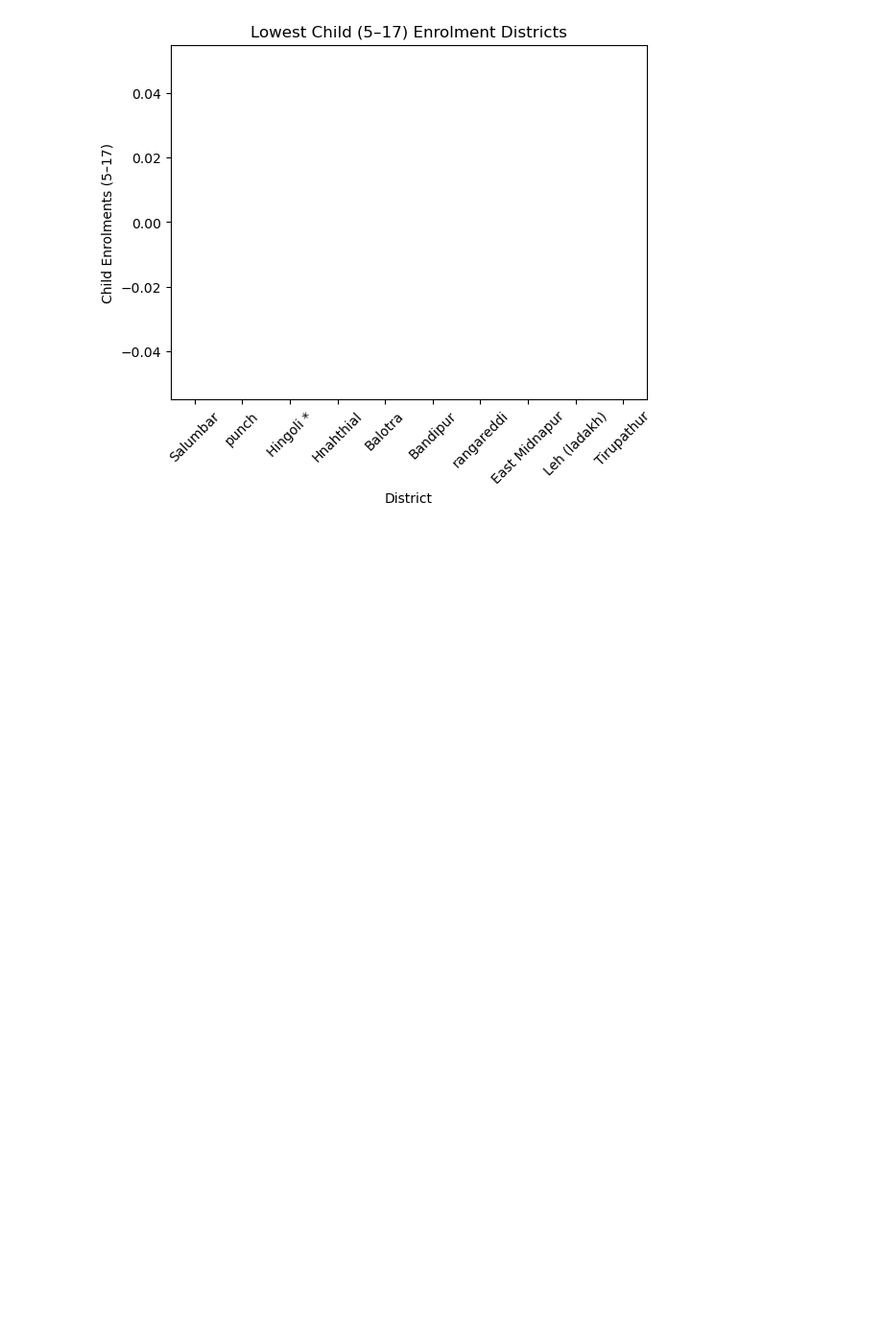
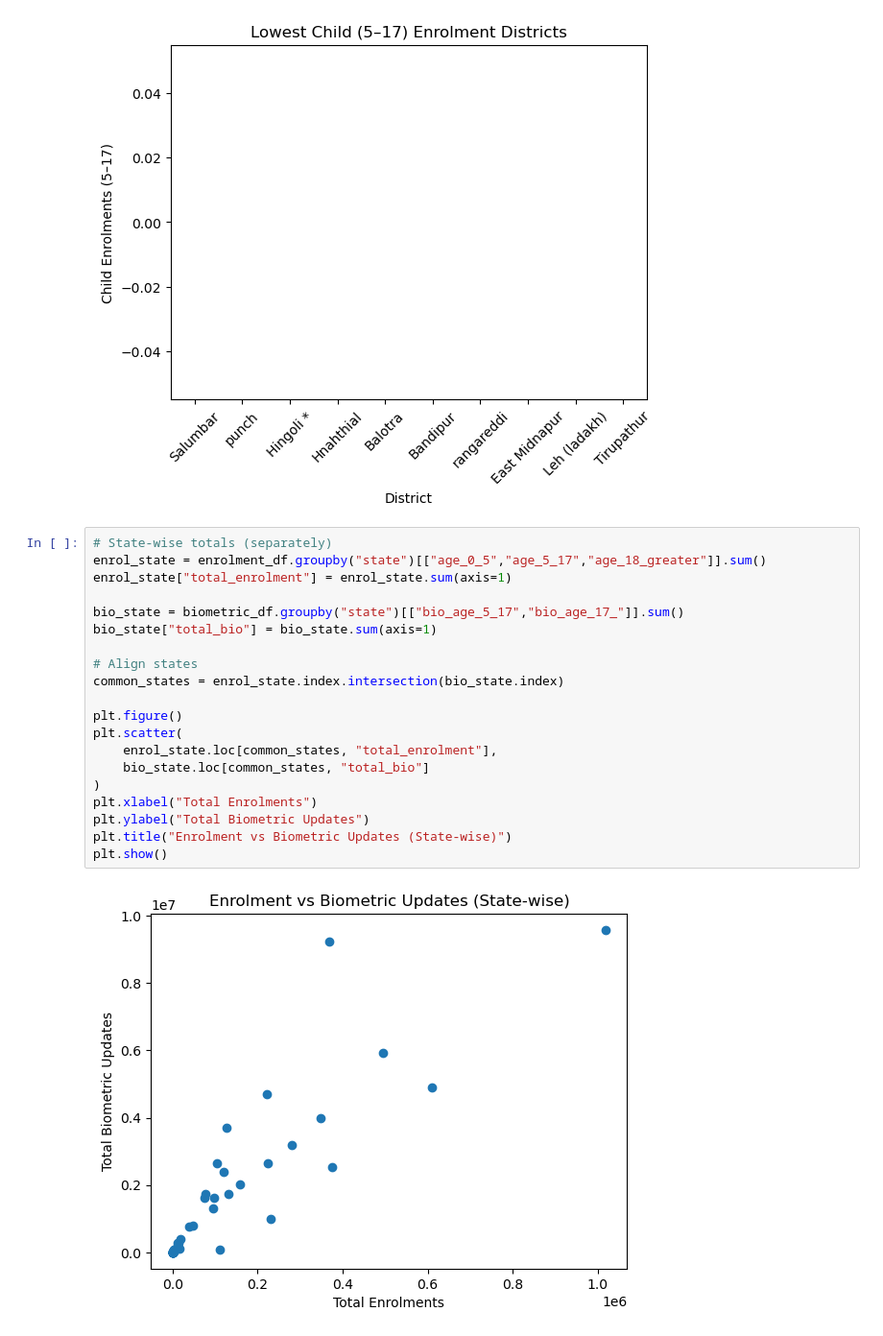
Before and after one commit to NishantRajora/Societal-Trends-in-Aadhaar-Enrolment-and-Updates, a Jupyter notebook: uidai.ipynb, the cells around one changed output. Shown at 96% size. Drawn from its saved outputs; the diff is of its cells as text; blank space fills up the shorter version.

Commit message:
other graph  realtion

```diff
--- a/uidai.ipynb
+++ b/uidai.ipynb
@@ -169,3 +169,25 @@ plt.xticks(rotation=45)
 plt.show()
 # %% [output]
 [figure]
+# %%
+# State-wise totals (separately)
+enrol_state = enrolment_df.groupby("state")[["age_0_5","age_5_17","age_18_greater"]].sum()
+enrol_state["total_enrolment"] = enrol_state.sum(axis=1)
+
+bio_state = biometric_df.groupby("state")[["bio_age_5_17","bio_age_17_"]].sum()
+bio_state["total_bio"] = bio_state.sum(axis=1)
+
+# Align states
+common_states = enrol_state.index.intersection(bio_state.index)
+
+plt.figure()
+plt.scatter(
+    enrol_state.loc[common_states, "total_enrolment"],
+    bio_state.loc[common_states, "total_bio"]
+)
+plt.xlabel("Total Enrolments")
+plt.ylabel("Total Biometric Updates")
+plt.title("Enrolment vs Biometric Updates (State-wise)")
+plt.show()
+# %% [output]
+[figure, added]
```
Also changed, not shown: parts of 1 cell of this notebook.
